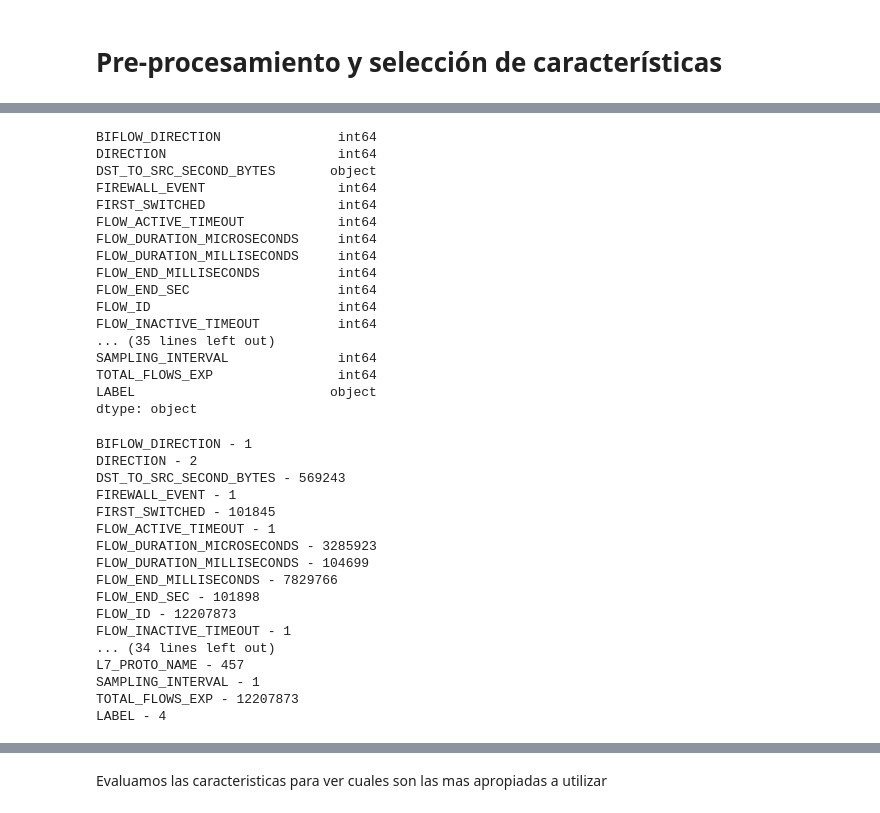
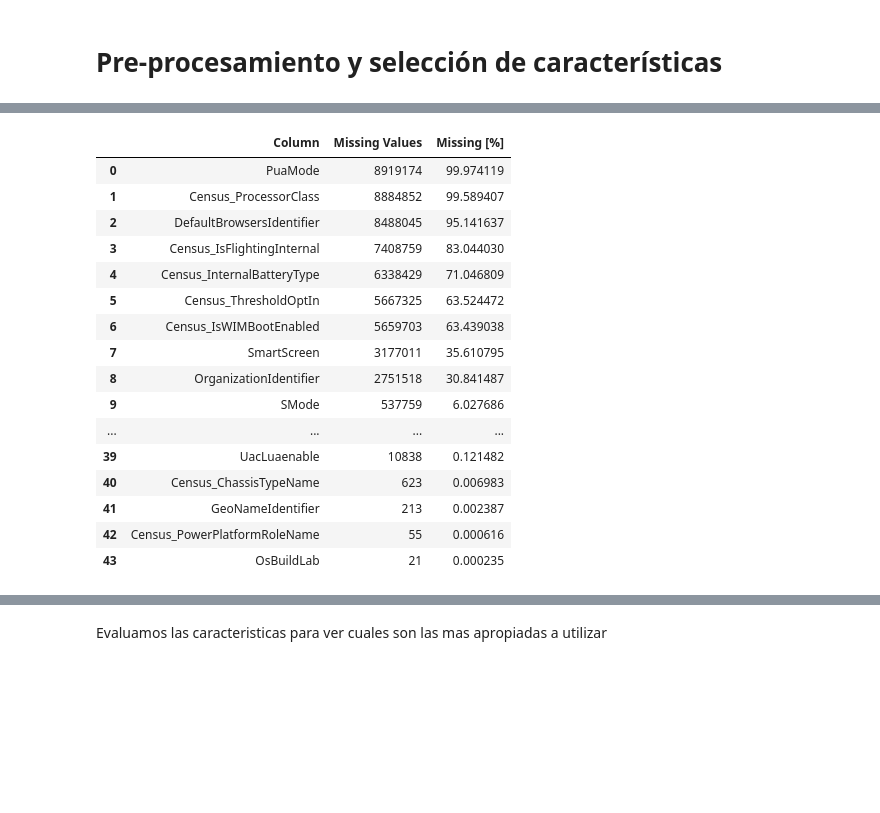
Before and after one commit to dianaxime/SDS-Proyecto2, a Jupyter notebook: SeleccionCaracteristicas.ipynb, the cells around one changed output, grey strips where cells are left out. Saved outputs shown, nothing was run; the diff lists cells and outputs as text; code cells hidden in the pictures; blank space fills up the shorter version.

```diff
--- a/SeleccionCaracteristicas.ipynb
+++ b/SeleccionCaracteristicas.ipynb
@@ -78,41 +171,27 @@ dtype: int64
-# %%
-df1.dtypes
-# %% [output]
-BIFLOW_DIRECTION               int64
-DIRECTION                      int64
-DST_TO_SRC_SECOND_BYTES       object
-FIREWALL_EVENT                 int64
-FIRST_SWITCHED                 int64
-FLOW_ACTIVE_TIMEOUT            int64
-FLOW_DURATION_MICROSECONDS     int64
-FLOW_DURATION_MILLISECONDS     int64
-FLOW_END_MILLISECONDS          int64
-FLOW_END_SEC                   int64
-FLOW_ID                        int64
-FLOW_INACTIVE_TIMEOUT          int64
-... (35 lines left out)
-SAMPLING_INTERVAL              int64
-TOTAL_FLOWS_EXP                int64
-LABEL                         object
-dtype: object
 # %%
-for i in df1.columns:
-    print(i + ' - ' + str(len(df1[i].unique())))
+nans = []
+pcts = []
+for cols in train_df:
+    nans.append(train_df[cols].isnull().sum())
+    pcts.append(train_df[cols].isnull().sum() / train_df.shape[0] * 100)
+
+missing_data = pd.DataFrame({'Column': train_df.columns, 'Missing Values': nans, 'Missing [%]': pcts}).sort_values('Missing Values', ascending = False)
+missing_data[missing_data['Missing Values'] != 0].reset_index(drop = True)
 # %% [output]
-BIFLOW_DIRECTION - 1
-DIRECTION - 2
-DST_TO_SRC_SECOND_BYTES - 569243
-FIREWALL_EVENT - 1
-FIRST_SWITCHED - 101845
-FLOW_ACTIVE_TIMEOUT - 1
-FLOW_DURATION_MICROSECONDS - 3285923
-FLOW_DURATION_MILLISECONDS - 104699
-FLOW_END_MILLISECONDS - 7829766
-FLOW_END_SEC - 101898
-FLOW_ID - 12207873
-FLOW_INACTIVE_TIMEOUT - 1
-... (34 lines left out)
-L7_PROTO_NAME - 457
-SAMPLING_INTERVAL - 1
-TOTAL_FLOWS_EXP - 12207873
-LABEL - 4
+|  | Column | Missing Values | Missing [%] |
+| 0 | PuaMode | 8919174 | 99.974119 |
+| 1 | Census_ProcessorClass | 8884852 | 99.589407 |
+| 2 | DefaultBrowsersIdentifier | 8488045 | 95.141637 |
+| 3 | Census_IsFlightingInternal | 7408759 | 83.044030 |
+| 4 | Census_InternalBatteryType | 6338429 | 71.046809 |
+| 5 | Census_ThresholdOptIn | 5667325 | 63.524472 |
+| 6 | Census_IsWIMBootEnabled | 5659703 | 63.439038 |
+| 7 | SmartScreen | 3177011 | 35.610795 |
+| 8 | OrganizationIdentifier | 2751518 | 30.841487 |
+| 9 | SMode | 537759 | 6.027686 |
+| ... | ... | ... | ... |
+| 39 | UacLuaenable | 10838 | 0.121482 |
+| 40 | Census_ChassisTypeName | 623 | 0.006983 |
+| 41 | GeoNameIdentifier | 213 | 0.002387 |
+| 42 | Census_PowerPlatformRoleName | 55 | 0.000616 |
+| 43 | OsBuildLab | 21 | 0.000235 |
```
Also changed, not shown: parts of 25 cells of this notebook, 1 other file.
